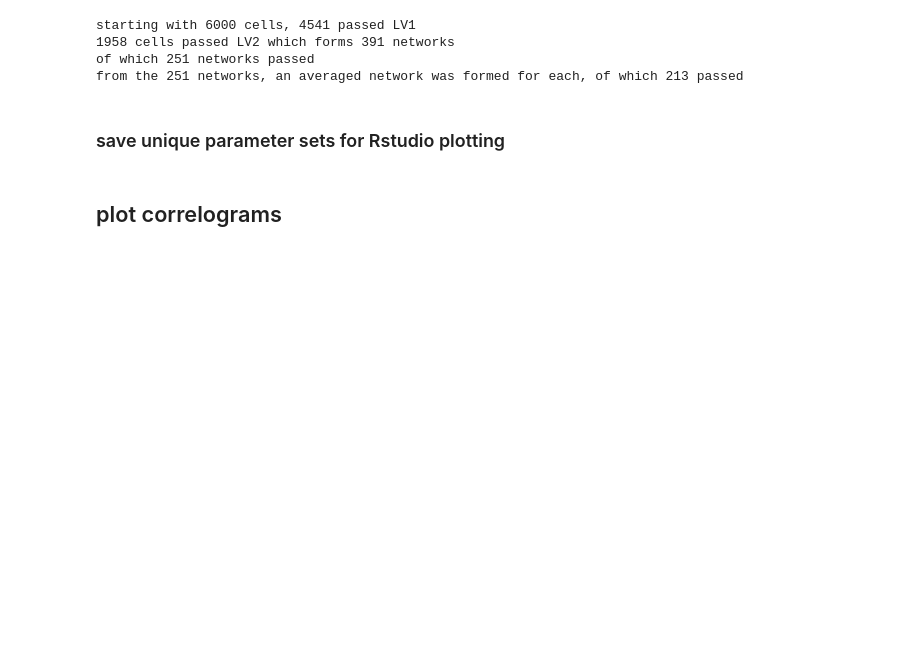
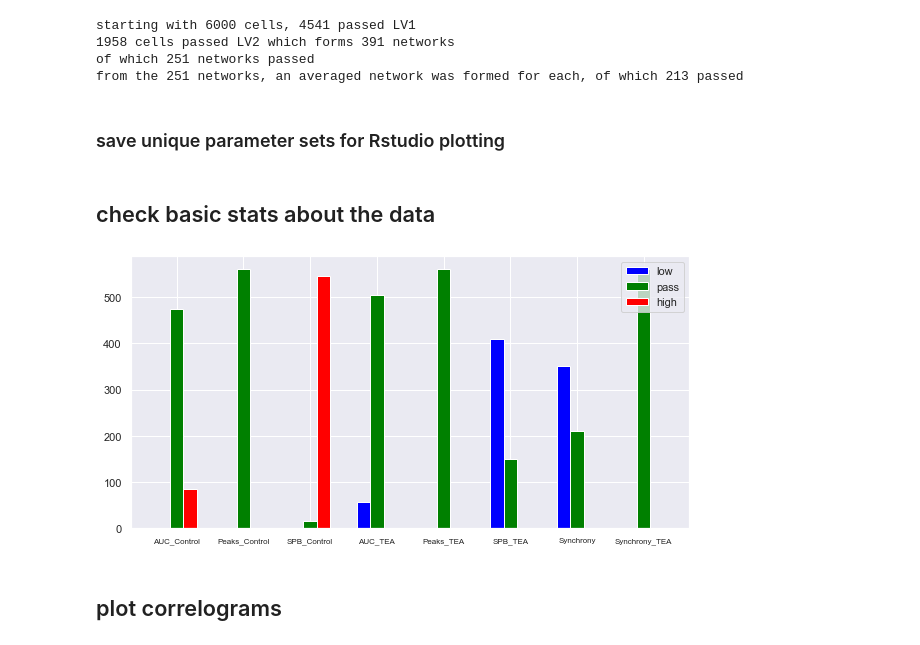
Before and after one commit to ddopp4877/CGProjectpub, a Jupyter notebook: Checkruns.ipynb, the cells around one changed output. Saved outputs shown, nothing was run; the diff lists cells and outputs as text; code cells hidden in the pictures; blank space fills up the shorter version.

```diff
--- a/Checkruns.ipynb
+++ b/Checkruns.ipynb
@@ -94,6 +94,18 @@ passIdxs,failIdxs,allIdxs = getPassIdxs(coded)
 passParams = getEveryFirstNet(LV3passParams[:,passIdxs])
 with h5py.File('LV3PassParams.hdf5', 'w') as f:
     dset = f.create_dataset("default", data = passParams)
+# %% [markdown]
+## check basic stats about the data
+# %%
+archivedPath = os.path.join("output")
+archivedPath1 = os.path.join("..","CGResults","fixed_gSyn","MedwithLV2")
+archivedPath2 =  os.path.join("..","CGResults","fixed_gSyn","MedwithoutLV2")
+# %%
+LV3coded = np.loadtxt(os.path.join(archivedPath,"LV3","LV3RejectionResults.txt"))
+plotFailCrit(LV3coded,LV3CritList())
+plt.show()
+# %% [output]
+[figure, added]
 # %% [markdown]
 ##  plot correlograms
 # %%
```
Also changed, not shown: parts of 12 cells of this notebook, 11 other files.
